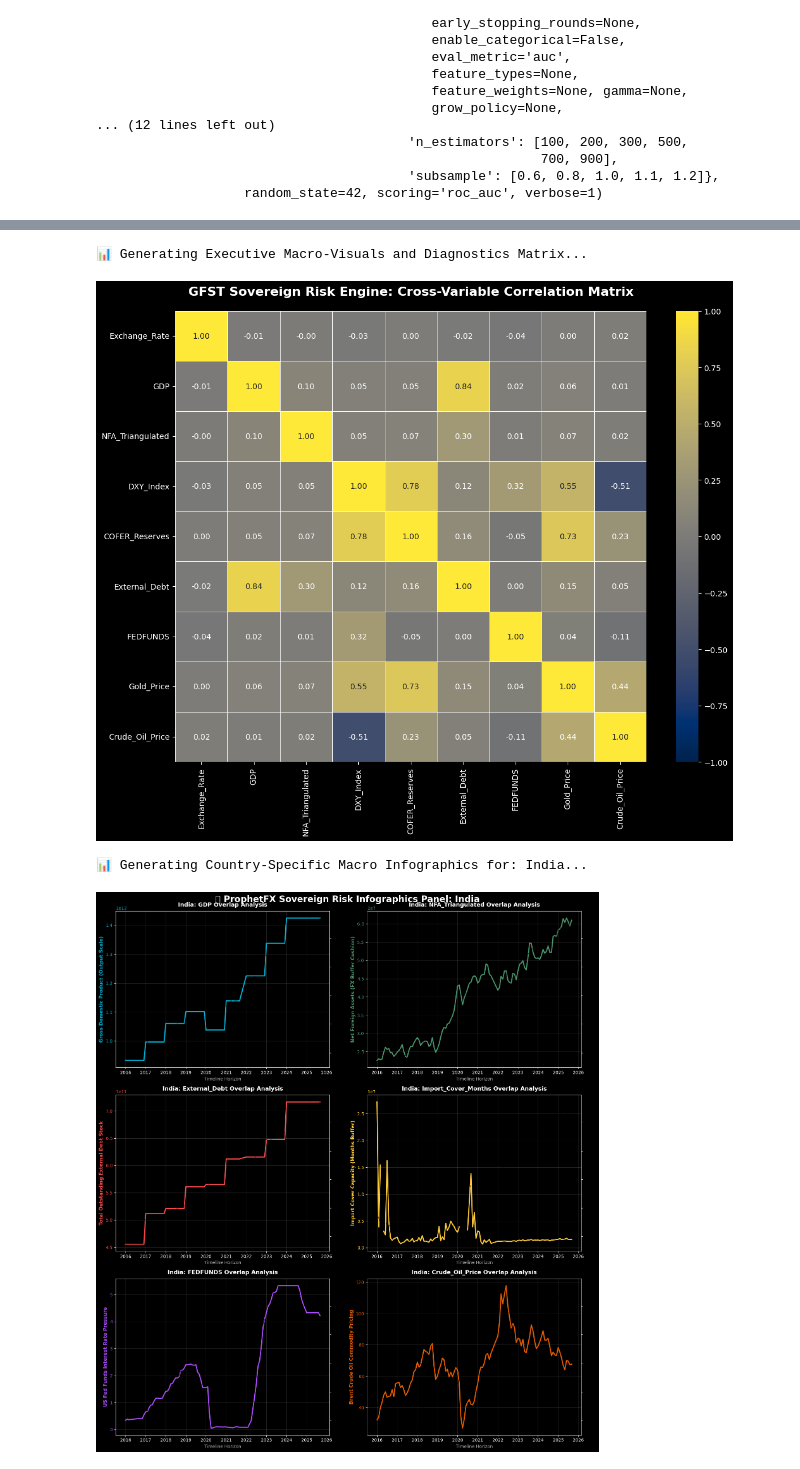
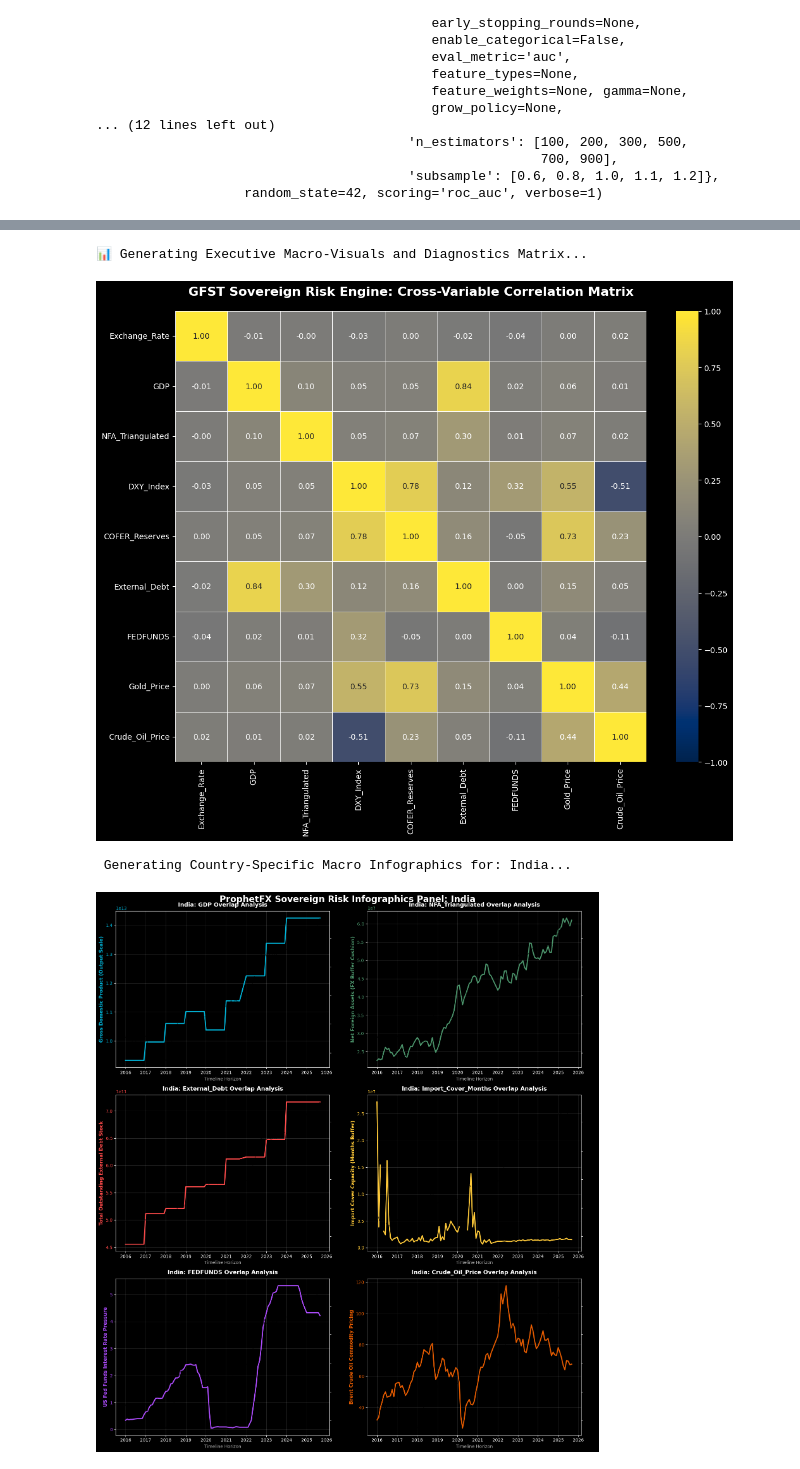
Before and after one commit to yashu239/Currency_value_prediction, a Jupyter notebook: XG_V4.ipynb, the cells around one changed output, grey strips where cells are left out. Cells and saved outputs as stored; diff of their text form; code cells hidden in the pictures.

```diff
--- a/XG_V4.ipynb
+++ b/XG_V4.ipynb
@@ -460,9 +447,8 @@ AI Predicted Probability of Crash: 87.15%
 Did it actually crash 3 months later?: YES (Target 1)
 [figure]
 # %%
-# =================================================================
-# PHASE 7: MACROECONOMIC VISUAL DIAGNOSTICS & CORRELATION HEATMAP
-# =================================================================
+
+# MACROECONOMIC VISUAL DIAGNOSTICS & CORRELATION HEATMAP
 import seaborn as sns
 import matplotlib.pyplot as plt
 import numpy as np
@@ -482,9 +468,7 @@ available_cols = [col for col in matrix_cols if col in master_df.columns]
 # Calculate the full statistical Pearson correlation matrix
 corr_matrix = master_df[available_cols].corr()
 
-# -------------------------------------------------------------
 # PLOT 1: THE MASTER CORRELATION HEATMAP
-# -------------------------------------------------------------
 plt.figure(figsize=(12, 10))
 sns.heatmap(
     corr_matrix,
@@ -498,9 +482,7 @@ plt.title("GFST Sovereign Risk Engine: Cross-Variable Correlation Matrix", fonts
 plt.tight_layout()
 plt.show()
 
-# =================================================================
 # PHASE 8: EXECUTIVE SOVEREIGN MICRO-DIAGNOSTICS PANEL
-# =================================================================
 import seaborn as sns
 import matplotlib.pyplot as plt
 import numpy as np
@@ -509,13 +491,13 @@ import numpy as np
 # Options: 'India', 'Turkey', 'Argentina', 'Egypt', 'Brazil', etc.
 target_presentation_country = "India"
 
-print(f"📊 Generating Country-Specific Macro Infographics for: {target_presentation_country}...")
+print(f" Generating Country-Specific Macro Infographics for: {target_presentation_country}...")
 
 # 1. Filter the master dataframe to isolate our target country cleanly
 country_df = final_master_df[final_master_df['COUNTRY'] == target_presentation_country].sort_values('Date').copy()
 
 if len(country_df) == 0:
-    print(f"⚠️ Warning: '{target_presentation_country}' not found in final_master_df. Check naming syntax.")
+    print(f" Warning: '{target_presentation_country}' not found in final_master_df. Check naming syntax.")
 else:
     # 2. Set up a professional 3x2 grid of key vulnerability metrics
     fig, axes = plt.subplots(3, 2, figsize=(16, 18))
@@ -523,7 +505,7 @@ else:
 
     # List of metrics to evaluate side-by-side with the currency value
     macro_metrics = [
-        ('GDP', 'Gross Domestic Product (Output Scale)', '#00b4d8'),
+        ('GDP', 'Gross Domestic Product (Output Scale)','#00b4d8'),
         ('NFA_Triangulated', 'Net Foreign Assets (FX Buffer Cushion)', '#4c956c'),
         ('External_Debt', 'Total Outstanding External Debt Stock', '#ff4b4b'),
         ('Import_Cover_Months', 'Import Cover Capacity (Months Buffer)', '#ffca3a'),
@@ -533,36 +515,36 @@ else:
 
     axes = axes.flatten()
 
     for idx, (col_name, label_title, theme_color) in enumerate(macro_metrics):
         if col_name in country_df.columns:
             ax1 = axes[idx]
 
             # Line 1: Plot the Macro Parameter on the Left Axis
             line1 = ax1.plot(country_df['Date'], country_df[col_name], color=theme_color, linewidth=2.5, label=col_name)
             ax1.set_ylabel(label_title, color=theme_color, fontsize=11, fontweight='bold')
             ax1.tick_params(axis='y', labelcolor=theme_color)
             ax1.grid(True, alpha=0.15)
 
             # Line 2: Create a twin axis to map the Exchange Rate on the Right Axis
             ax2 = ax1.twinx()
             line2 = ax2.plot(country_df['Date'], country_df['Exchange_Rate'], color='Black', linewidth=1.5, linestyle='--', alpha=0.6, label='USD Spot')
             ax2.set_ylabel("Exchange Rate (Local per USD)", color='Black', fontsize=10, alpha=0.7)
             ax2.tick_params(axis='y', labelcolor='black')
 
             # Formatting title blocks cleanly
             ax1.set_title(f"{target_presentation_country}: {col_name} Overlap Analysis", fontsize=13, fontweight='bold', pad=10)
             ax1.set_xlabel("Timeline Horizon", fontsize=10, alpha=0.7)
         else:
             axes[idx].text(0.5, 0.5, f"Column '{col_name}'\nNot present in file", ha='center', va='center', color='gray')
 
-    plt.suptitle(f"🏛️ ProphetFX Sovereign Risk Infographics Panel: {target_presentation_country}", fontsize=20, fontweight='bold', y=0.98)
+    plt.suptitle(f"ProphetFX Sovereign Risk Infographics Panel: {target_presentation_country}", fontsize=20, fontweight='bold', y=0.98)
     plt.tight_layout()
     plt.show()
 # %% [output]
 📊 Generating Executive Macro-Visuals and Diagnostics Matrix...
 [figure]
-📊 Generating Country-Specific Macro Infographics for: India...
+ Generating Country-Specific Macro Infographics for: India...
-[figure, old version]
+[figure, new version]
 # %%
 import pickle
 # Save your classifier (Stage 1)
```
Also changed, not shown: parts of 10 cells of this notebook.
